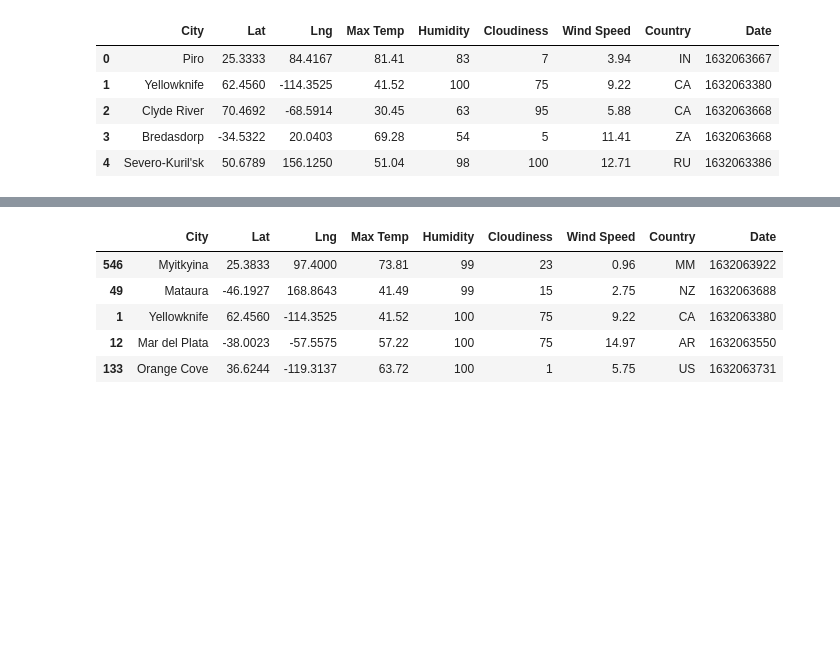
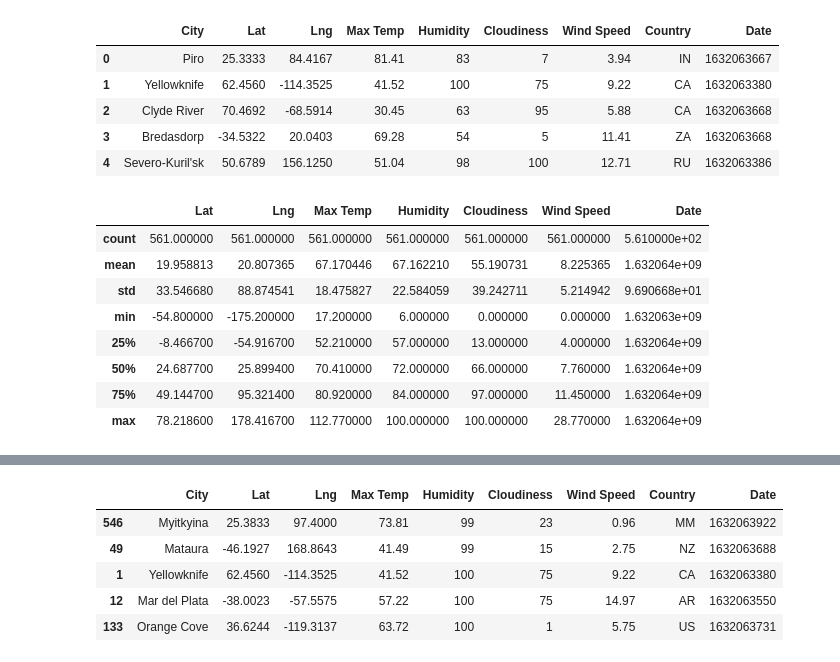
Before and after one commit to gnzamudio/python-api-challenge, a Jupyter notebook: WeatherPy.ipynb, the cells around one changed output, grey strips where cells are left out. Cells and saved outputs as stored; diff of their text form; code cells hidden in the pictures; blank space fills up the shorter version.

Commit message:
describe summary table

```diff
--- a/WeatherPy.ipynb
+++ b/WeatherPy.ipynb
@@ -143,3 +143,15 @@ weather_df.head()
 | 2 | Clyde River | 70.4692 | -68.5914 | 30.45 | 63 | 95 | 5.88 | CA | 1632063668 |
 | 3 | Bredasdorp | -34.5322 | 20.0403 | 69.28 | 54 | 5 | 11.41 | ZA | 1632063668 |
 | 4 | Severo-Kuril'sk | 50.6789 | 156.1250 | 51.04 | 98 | 100 | 12.71 | RU | 1632063386 |
+# %%
+weather_df.describe()
+# %% [output]
+|  | Lat | Lng | Max Temp | Humidity | Cloudiness | Wind Speed | Date |
+| count | 561.000000 | 561.000000 | 561.000000 | 561.000000 | 561.000000 | 561.000000 | 5.610000e+02 |
+| mean | 19.958813 | 20.807365 | 67.170446 | 67.162210 | 55.190731 | 8.225365 | 1.632064e+09 |
+| std | 33.546680 | 88.874541 | 18.475827 | 22.584059 | 39.242711 | 5.214942 | 9.690668e+01 |
+| min | -54.800000 | -175.200000 | 17.200000 | 6.000000 | 0.000000 | 0.000000 | 1.632063e+09 |
+| 25% | -8.466700 | -54.916700 | 52.210000 | 57.000000 | 13.000000 | 4.000000 | 1.632064e+09 |
+| 50% | 24.687700 | 25.899400 | 70.410000 | 72.000000 | 66.000000 | 7.760000 | 1.632064e+09 |
+| 75% | 49.144700 | 95.321400 | 80.920000 | 84.000000 | 97.000000 | 11.450000 | 1.632064e+09 |
+| max | 78.218600 | 178.416700 | 112.770000 | 100.000000 | 100.000000 | 28.770000 | 1.632064e+09 |
```
Also changed, not shown: parts of 6 cells of this notebook.
